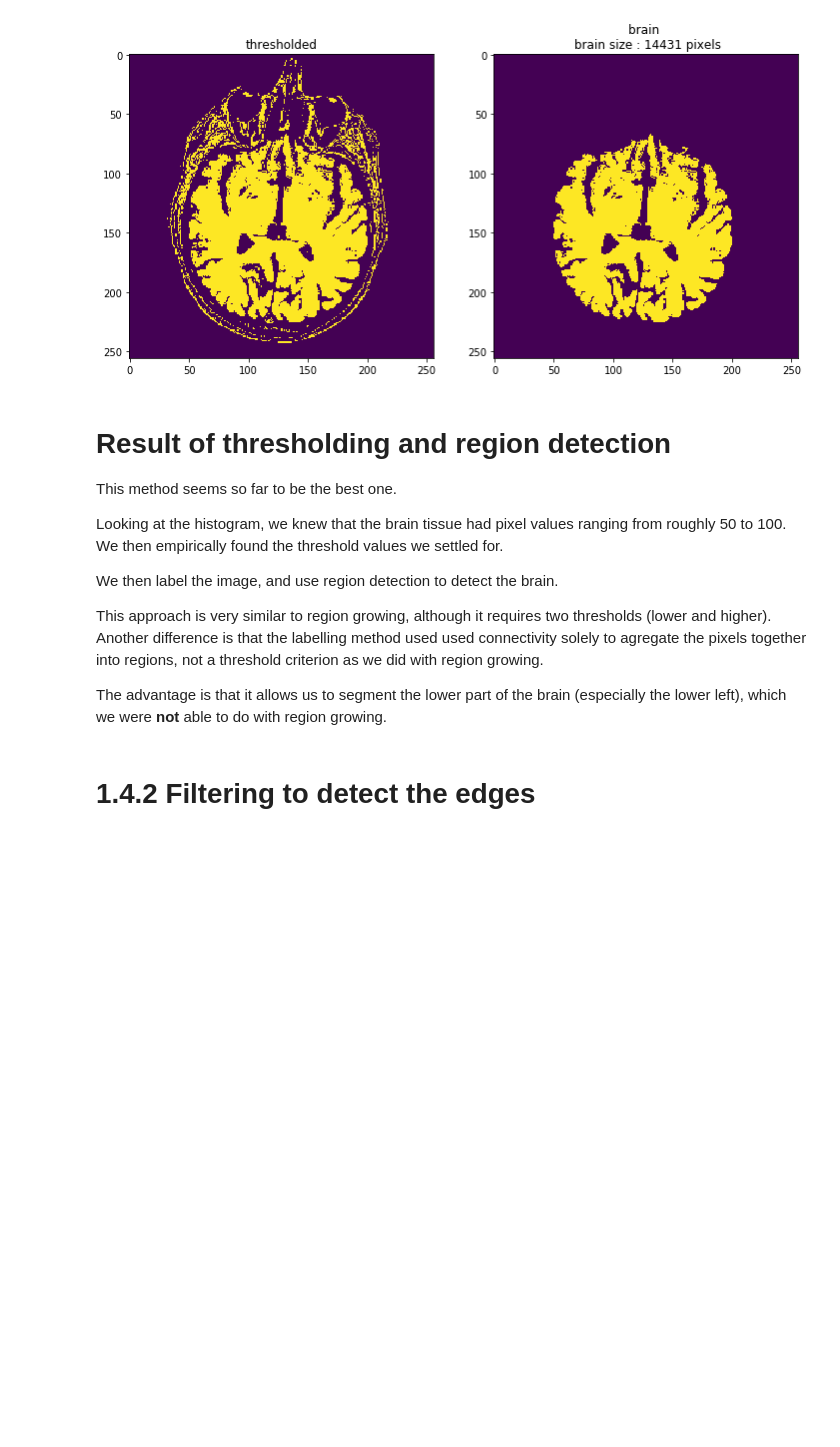
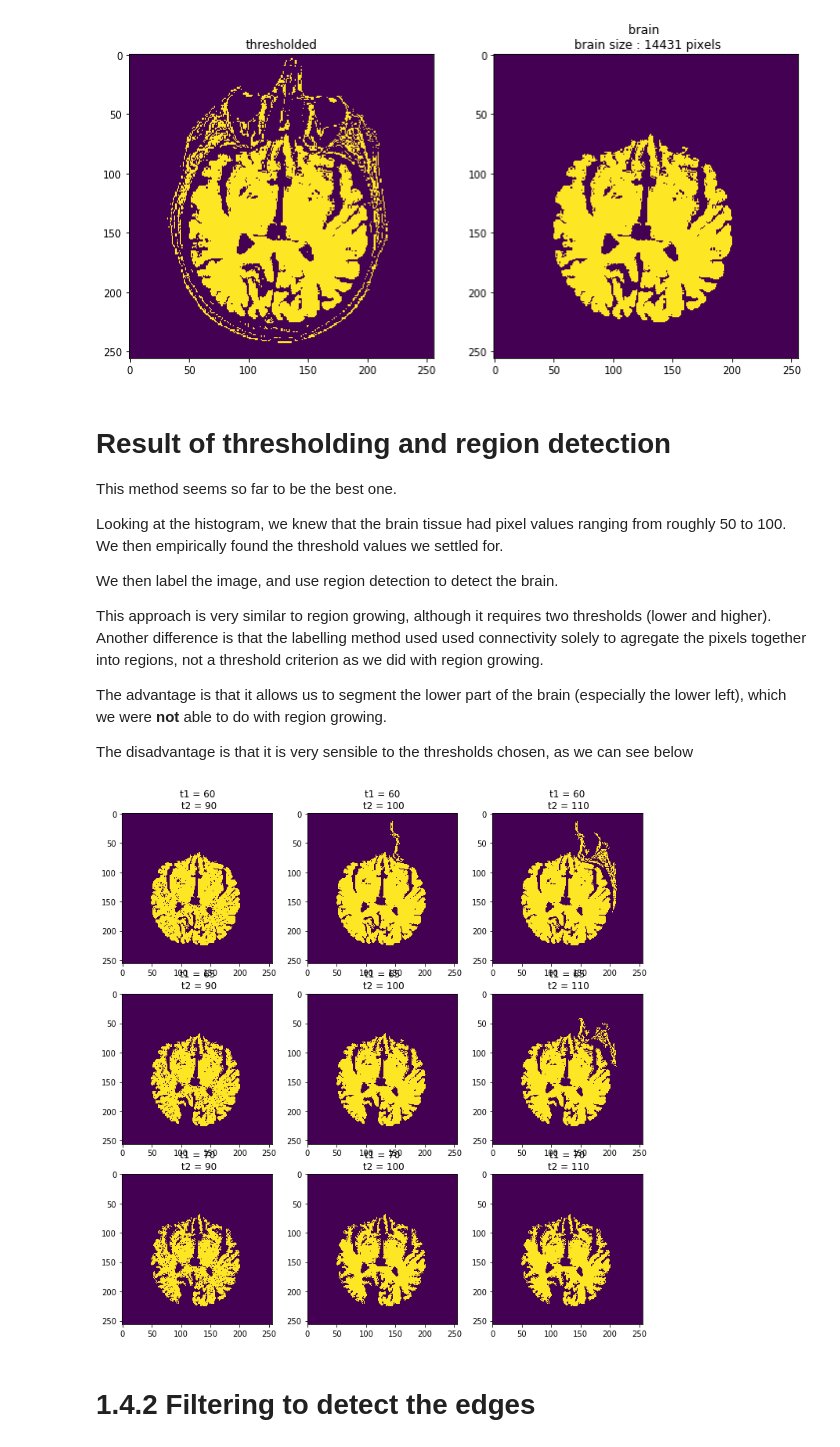
Before and after one commit to LeylaVakilian/PatternRecognition-, a Jupyter notebook: labs/lab_01_segmentation.ipynb, the cells around one changed output. Drawn from its saved outputs; the diff is of its cells as text; code cells hidden in the pictures; blank space fills up the shorter version.

```diff
--- a/labs/lab_01_segmentation.ipynb
+++ b/labs/lab_01_segmentation.ipynb
@@ -388,6 +388,25 @@ We then label the image, and use region detection to detect the brain.
 This approach is very similar to region growing, although it requires two thresholds (lower and higher). Another difference is that the labelling method used used connectivity solely to agregate the pixels together into regions, not a threshold criterion as we did with region growing.
 
 The advantage is that it allows us to segment the lower part of the brain (especially the lower left), which we were **not** able to do with region growing.
+
+The disadvantage is that it is very sensible to the thresholds chosen, as we can see below
+# %%
+fig, axes = plt.subplots(3, 3, figsize=(12, 12))
+
+
+for i, t1 in enumerate([60, 65, 70]):
+    for j, t2 in enumerate([90, 100, 110]):
+        thresh = threshold(brain_im, t1, t2)
+        labeled_im, brain_region = get_brain(thresh)
+
+        brain = labeled_im.copy()
+        a = np.array(labeled_im)
+        a[a!=brain_region.label] = 0
+
+        axes[i][j].imshow(a)
+        axes[i][j].set_title("t1 = " + str(t1) + "\n t2 = " + str(t2))
+# %% [output]
+[figure, added]
 # %% [markdown]
 # 1.4.2 Filtering to detect the edges
 # %%
```
Also changed, not shown: parts of 9 cells of this notebook.
